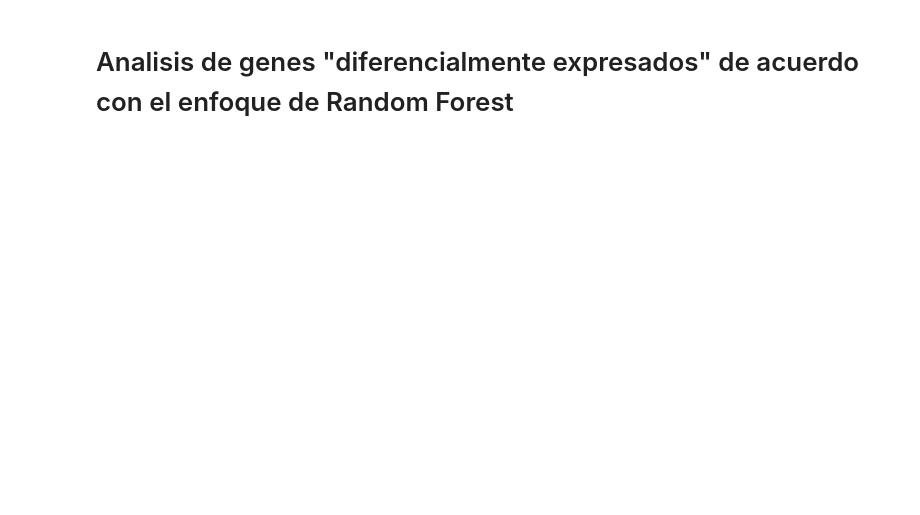
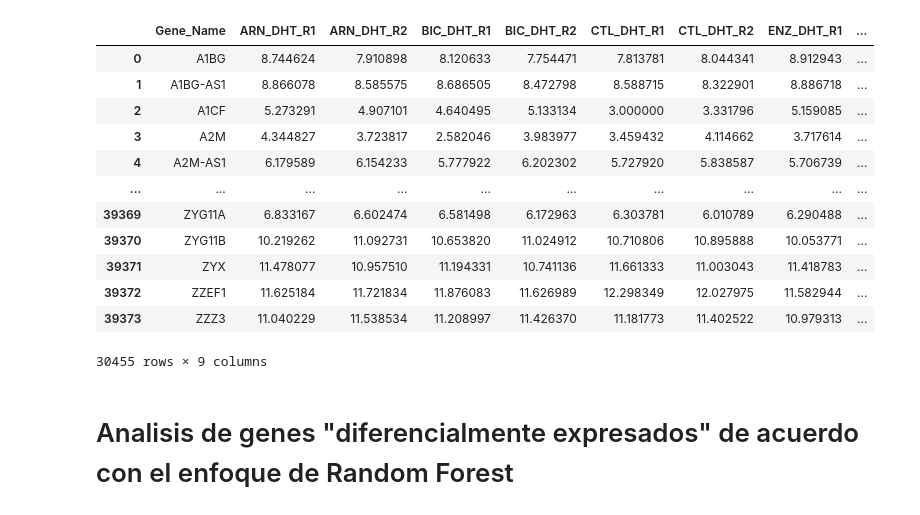
Before and after one commit to Enoch-Alex/WCS_Project_Cancer, a Jupyter notebook: NetworkAnalysis.ipynb, the cells around one changed output. Cells and saved outputs as stored; diff of their text form; code cells hidden in the pictures; blank space fills up the shorter version.

```diff
--- a/NetworkAnalysis.ipynb
+++ b/NetworkAnalysis.ipynb
@@ -20,3 +20,23 @@ data
+# %%
+# Vamos a calcular las medias de expresion y las desviaciones estandar (de la segunda columna en adelante)
+stds = data.iloc[:, 1:].std(axis=1)
+# Eliminamos las filas donde la desviacion estandar es 0
+data_filtered = data[stds > 1e-4]
+data_filtered
+# %% [output]
+|  | Gene_Name | ARN_DHT_R1 | ARN_DHT_R2 | BIC_DHT_R1 | BIC_DHT_R2 | CTL_DHT_R1 | CTL_DHT_R2 | ENZ_DHT_R1 | ... |
+| 0 | A1BG | 8.744624 | 7.910898 | 8.120633 | 7.754471 | 7.813781 | 8.044341 | 8.912943 | ... |
+| 1 | A1BG-AS1 | 8.866078 | 8.585575 | 8.686505 | 8.472798 | 8.588715 | 8.322901 | 8.886718 | ... |
+| 2 | A1CF | 5.273291 | 4.907101 | 4.640495 | 5.133134 | 3.000000 | 3.331796 | 5.159085 | ... |
+| 3 | A2M | 4.344827 | 3.723817 | 2.582046 | 3.983977 | 3.459432 | 4.114662 | 3.717614 | ... |
+| 4 | A2M-AS1 | 6.179589 | 6.154233 | 5.777922 | 6.202302 | 5.727920 | 5.838587 | 5.706739 | ... |
+| ... | ... | ... | ... | ... | ... | ... | ... | ... | ... |
+| 39369 | ZYG11A | 6.833167 | 6.602474 | 6.581498 | 6.172963 | 6.303781 | 6.010789 | 6.290488 | ... |
+| 39370 | ZYG11B | 10.219262 | 11.092731 | 10.653820 | 11.024912 | 10.710806 | 10.895888 | 10.053771 | ... |
+| 39371 | ZYX | 11.478077 | 10.957510 | 11.194331 | 10.741136 | 11.661333 | 11.003043 | 11.418783 | ... |
+| 39372 | ZZEF1 | 11.625184 | 11.721834 | 11.876083 | 11.626989 | 12.298349 | 12.027975 | 11.582944 | ... |
+| 39373 | ZZZ3 | 11.040229 | 11.538534 | 11.208997 | 11.426370 | 11.181773 | 11.402522 | 10.979313 | ... |
+30455 rows × 9 columns
 # %% [markdown]
 # Analisis de genes "diferencialmente expresados" de acuerdo con el enfoque de Random Forest
 # %%
```
Also changed, not shown: parts of 2 cells of this notebook, 5 other files.
